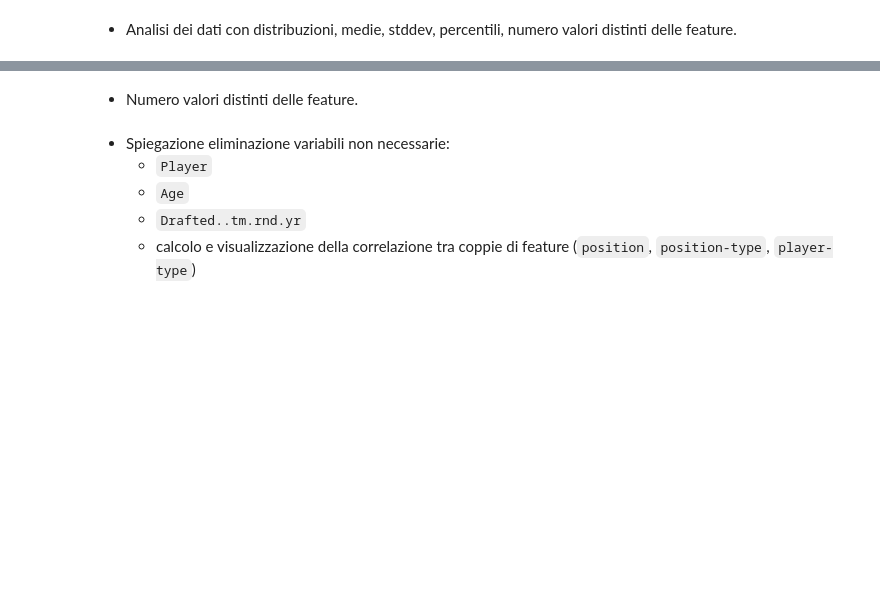
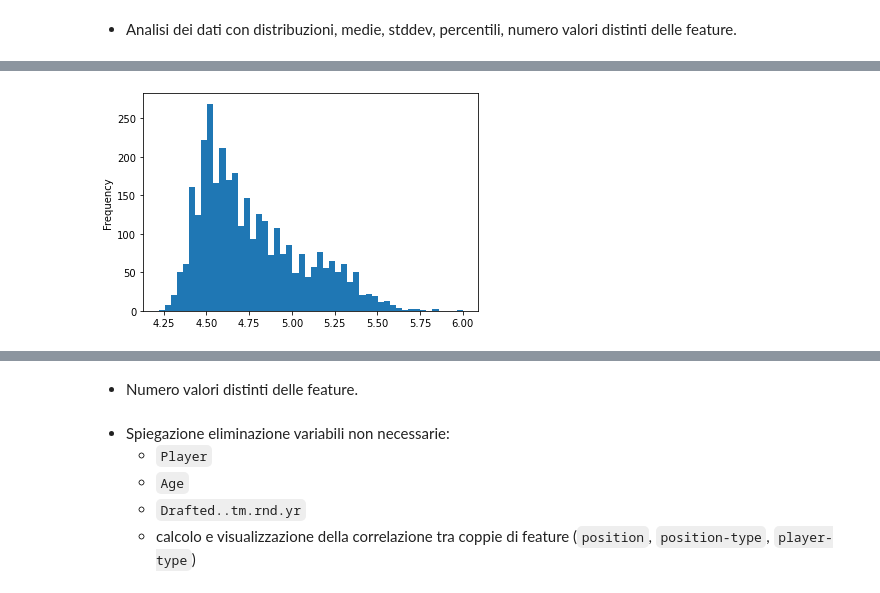
Before and after one commit to daze0/data-intensive-final-project, a Jupyter notebook: src/NFL.ipynb, the cells around one changed output, grey strips where cells are left out. Cells and saved outputs as stored; diff of their text form; code cells hidden in the pictures; blank space fills up the shorter version.

```diff
--- a/src/NFL.ipynb
+++ b/src/NFL.ipynb
@@ -113,0 +129,4 @@ features = [
+# %%
+dataset["Sprint_40yd"].plot.hist(bins=50);
+# %% [output]
+[figure, added]
```
Also changed, not shown: parts of 10 cells of this notebook.
